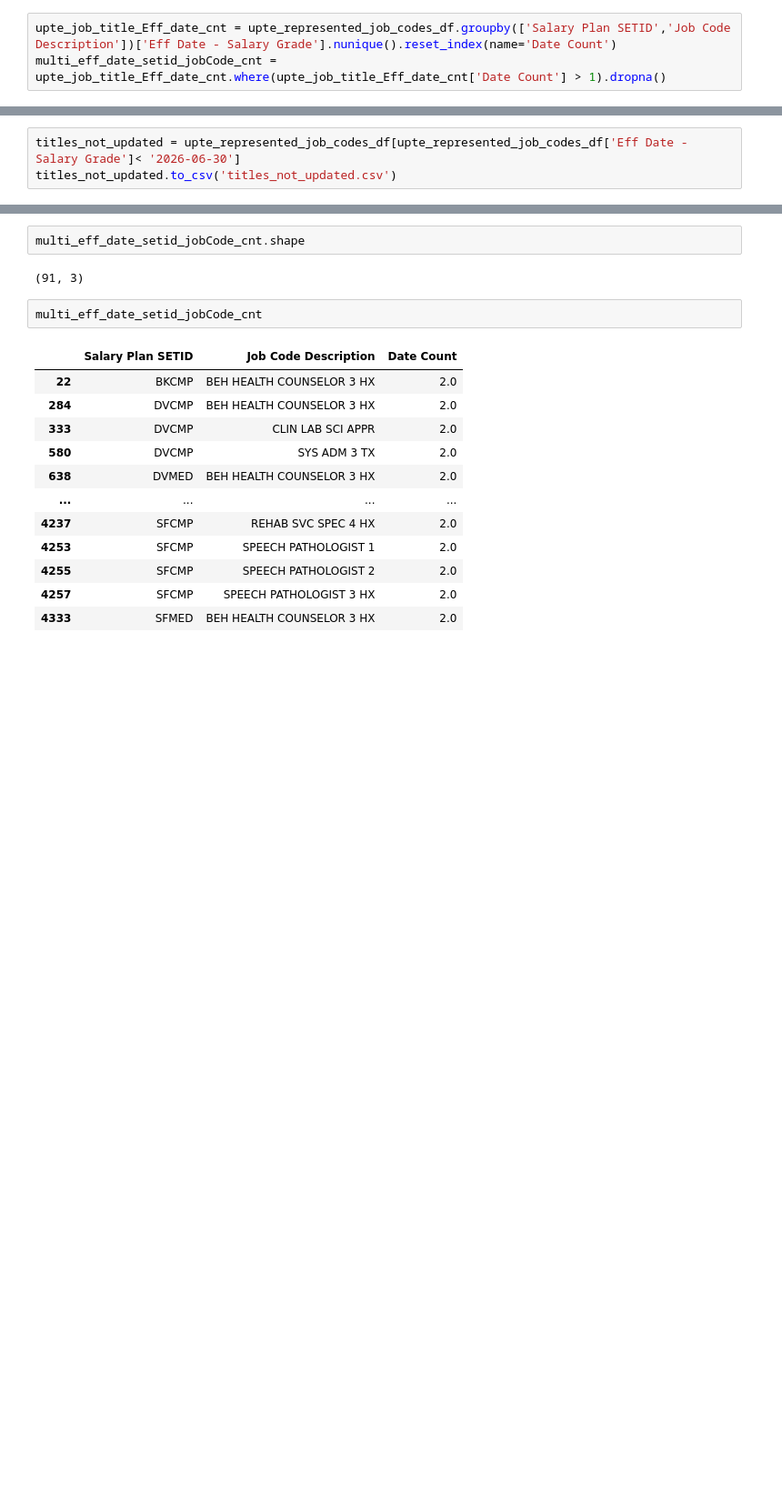
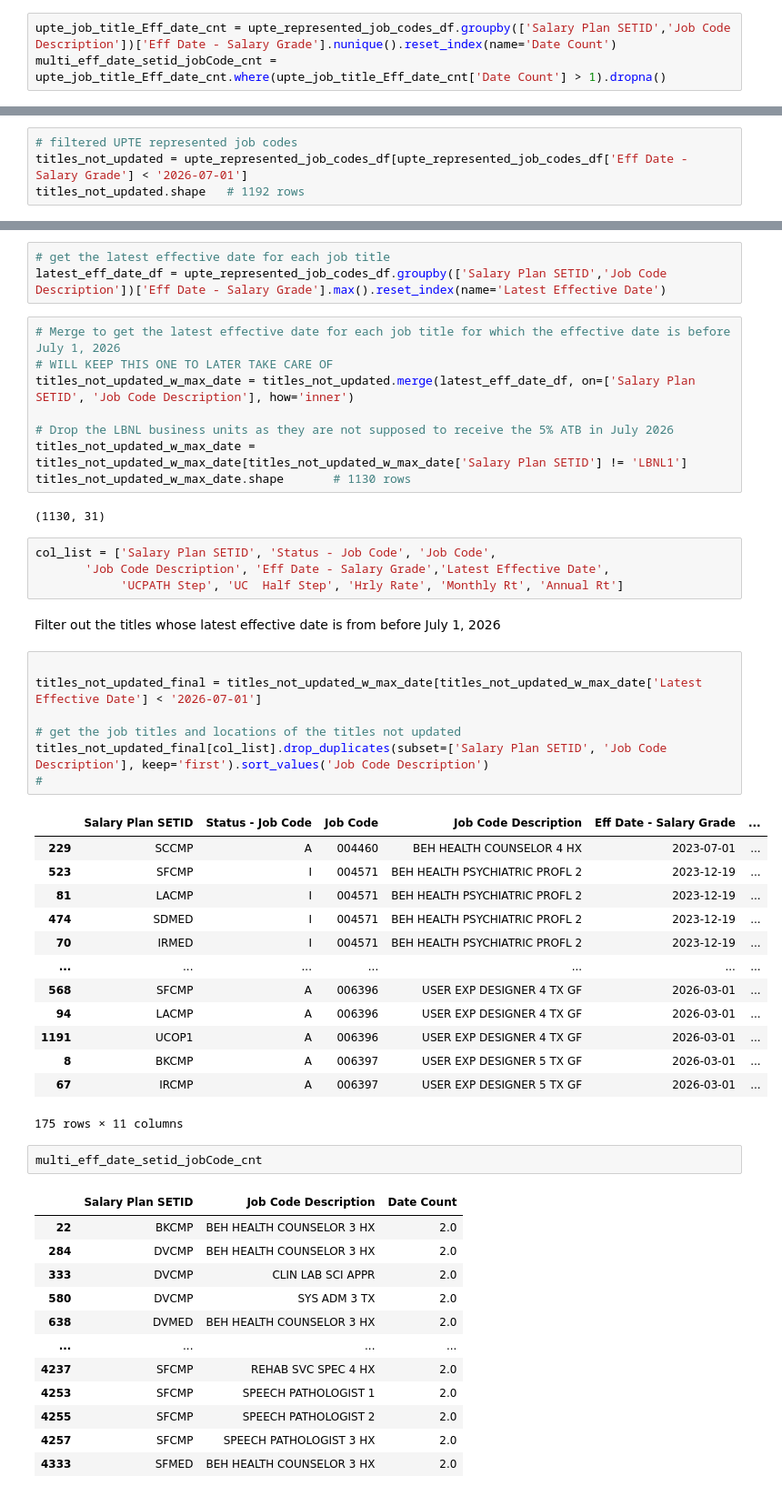
Before and after one commit to tougheye/Data_processing, a Jupyter notebook: UPTE_Payscale_TCS.ipynb, the cells around one changed output, grey strips where cells are left out. Shown at 91% size. Cells and saved outputs as stored; diff of their text form; blank space fills up the shorter version.

```diff
--- a/UPTE_Payscale_TCS.ipynb
+++ b/UPTE_Payscale_TCS.ipynb
@@ -77,3 +57,4 @@ dtype: int64
 # %%
-titles_not_updated = upte_represented_job_codes_df[upte_represented_job_codes_df['Eff Date - Salary Grade']< '2026-06-30']
-titles_not_updated.to_csv('titles_not_updated.csv')
+# filtered UPTE represented job codes
+titles_not_updated = upte_represented_job_codes_df[upte_represented_job_codes_df['Eff Date - Salary Grade'] < '2026-07-01']
+titles_not_updated.shape   # 1192 rows
@@ -97,7 +63,43 @@ represented_active_df[(represented_active_df['Salary Plan SETID'] == "BKCMP") &
-# %%
-multi_eff_date_setid_jobCode_cnt.shape
-# %% [output]
-(91, 3)
+# %%
+# get the latest effective date for each job title
+latest_eff_date_df = upte_represented_job_codes_df.groupby(['Salary Plan SETID','Job Code Description'])['Eff Date - Salary Grade'].max().reset_index(name='Latest Effective Date')
+# %%
+# Merge to get the latest effective date for each job title for which the effective date is before July 1, 2026
+# WILL KEEP THIS ONE TO LATER TAKE CARE OF
+titles_not_updated_w_max_date = titles_not_updated.merge(latest_eff_date_df, on=['Salary Plan SETID', 'Job Code Description'], how='inner')
+
+# Drop the LBNL business units as they are not supposed to receive the 5% ATB in July 2026
+titles_not_updated_w_max_date = titles_not_updated_w_max_date[titles_not_updated_w_max_date['Salary Plan SETID'] != 'LBNL1']
+titles_not_updated_w_max_date.shape       # 1130 rows
+# %% [output]
+(1130, 31)
+# %%
+col_list = ['Salary Plan SETID', 'Status - Job Code', 'Job Code',
+       'Job Code Description', 'Eff Date - Salary Grade','Latest Effective Date',
+            'UCPATH Step', 'UC  Half Step', 'Hrly Rate', 'Monthly Rt', 'Annual Rt']
+# %% [markdown]
+Filter out the titles whose latest effective date is from before July 1, 2026
+# %%
+
+titles_not_updated_final = titles_not_updated_w_max_date[titles_not_updated_w_max_date['Latest Effective Date'] < '2026-07-01']
+
+# get the job titles and locations of the titles not updated
+titles_not_updated_final[col_list].drop_duplicates(subset=['Salary Plan SETID', 'Job Code Description'], keep='first').sort_values('Job Code Description')
+#
+# %% [output]
+|  | Salary Plan SETID | Status - Job Code | Job Code | Job Code Description | Eff Date - Salary Grade | ... |
+| 229 | SCCMP | A | 004460 | BEH HEALTH COUNSELOR 4 HX | 2023-07-01 | ... |
+| 523 | SFCMP | I | 004571 | BEH HEALTH PSYCHIATRIC PROFL 2 | 2023-12-19 | ... |
+| 81 | LACMP | I | 004571 | BEH HEALTH PSYCHIATRIC PROFL 2 | 2023-12-19 | ... |
+| 474 | SDMED | I | 004571 | BEH HEALTH PSYCHIATRIC PROFL 2 | 2023-12-19 | ... |
+| 70 | IRMED | I | 004571 | BEH HEALTH PSYCHIATRIC PROFL 2 | 2023-12-19 | ... |
+| ... | ... | ... | ... | ... | ... | ... |
+| 568 | SFCMP | A | 006396 | USER EXP DESIGNER 4 TX GF | 2026-03-01 | ... |
+| 94 | LACMP | A | 006396 | USER EXP DESIGNER 4 TX GF | 2026-03-01 | ... |
+| 1191 | UCOP1 | A | 006396 | USER EXP DESIGNER 4 TX GF | 2026-03-01 | ... |
+| 8 | BKCMP | A | 006397 | USER EXP DESIGNER 5 TX GF | 2026-03-01 | ... |
+| 67 | IRCMP | A | 006397 | USER EXP DESIGNER 5 TX GF | 2026-03-01 | ... |
+175 rows × 11 columns
 # %%
 multi_eff_date_setid_jobCode_cnt
 # %% [output]
```
Also changed, not shown: parts of 14 cells of this notebook.
